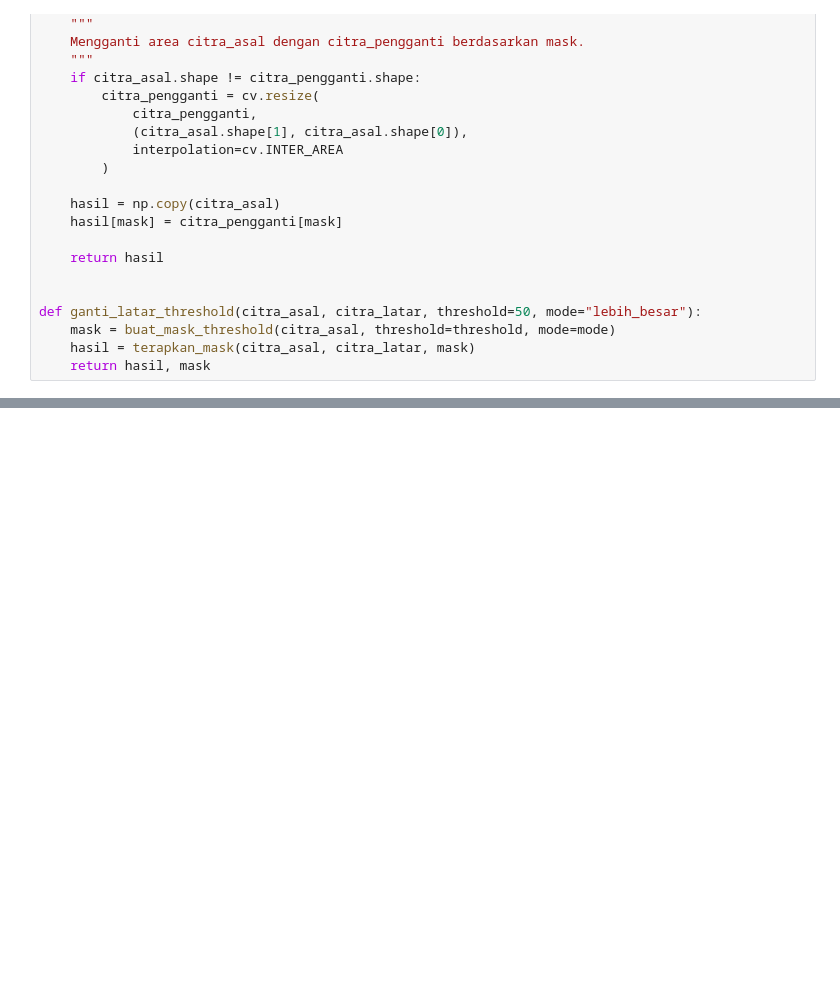
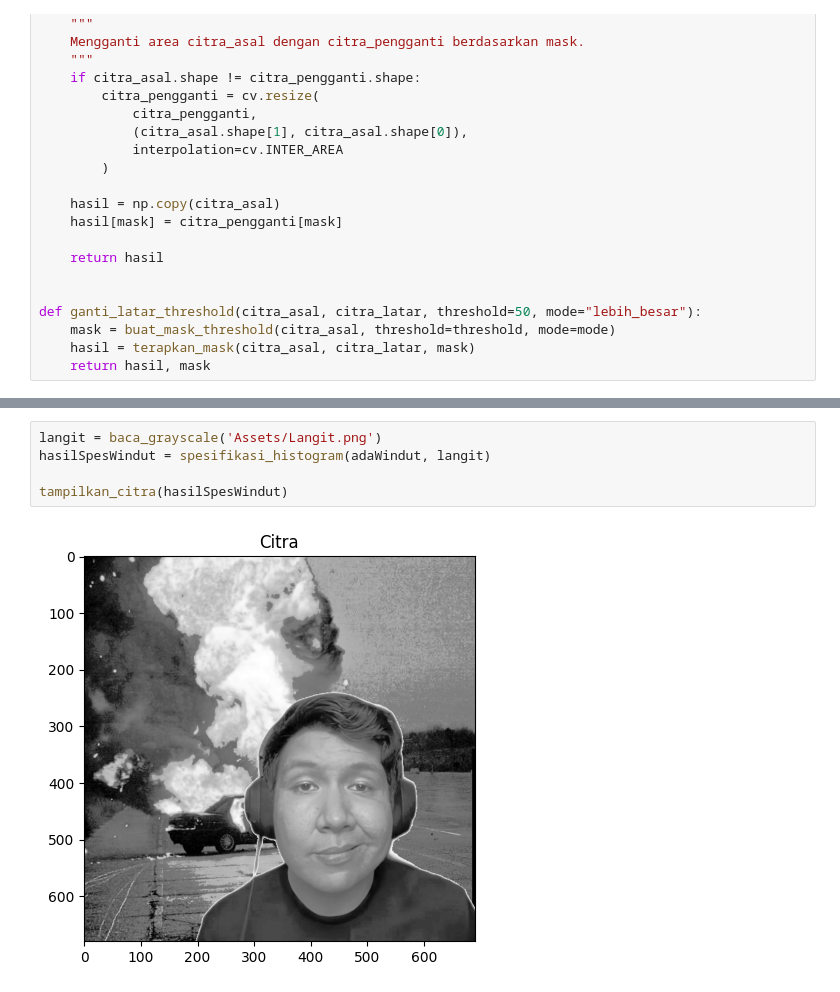
Before and after one commit to praktikum-pcd-2026/modul-2-qomaulii, a Jupyter notebook: windah.ipynb, the cells around one changed output, grey strips where cells are left out. Saved outputs shown, nothing was run; the diff lists cells and outputs as text; blank space fills up the shorter version.

```diff
--- a/windah.ipynb
+++ b/windah.ipynb
@@ -408,0 +432,7 @@ tampilkan_citra(hasil_masking)
+# %%
+langit = baca_grayscale('Assets/Langit.png')
+hasilSpesWindut = spesifikasi_histogram(adaWindut, langit)
+
+tampilkan_citra(hasilSpesWindut)
+# %% [output]
+[figure, added]
```
Also changed, not shown: parts of 3 cells of this notebook.
